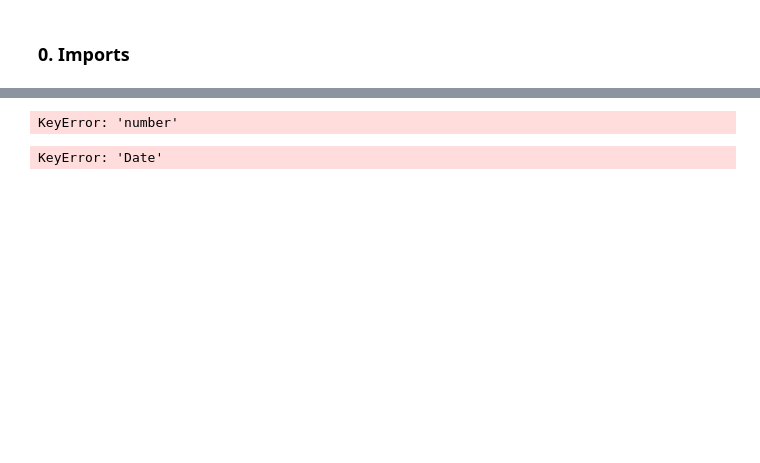
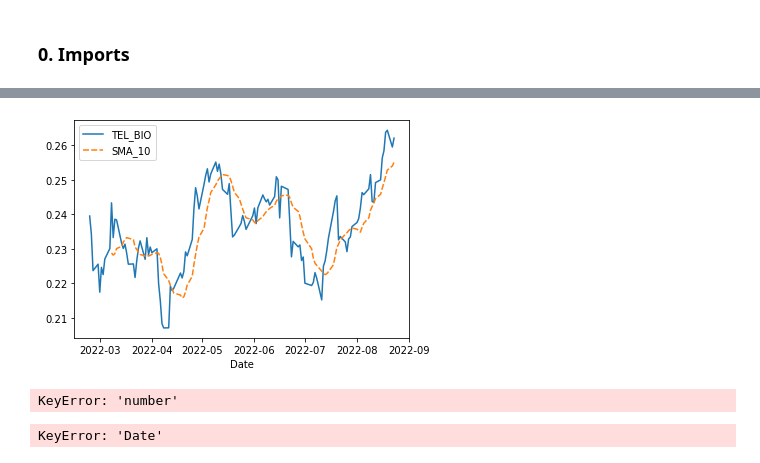
Before and after one commit to greengamma/long-short-trade-ideas-generator, a Jupyter notebook: models/xg_model.ipynb, the cells around one changed output, grey strips where cells are left out. Saved outputs shown, nothing was run; the diff lists cells and outputs as text; code cells hidden in the pictures; blank space fills up the shorter version.

```diff
--- a/models/xg_model.ipynb
+++ b/models/xg_model.ipynb
@@ -22 +19,14 @@ df.head()
+# %%
+# add MA and RSI
+test_df = df[['Date', 'TEL_BIO']]
+# %%
+sma10 = pd.DataFrame(ta.sma(test_df["TEL_BIO"], length=10))
+# %%
+tel_bio_df = pd.concat([test_df, sma10], axis=1, ignore_index=False)
+# %%
+tel_bio_df.set_index('Date', inplace=True)
+# %%
+sns.lineplot(data=tel_bio_df);
+# %% [output]
+[figure, added]
 # %%
```
Also changed, not shown: parts of 7 cells of this notebook.
